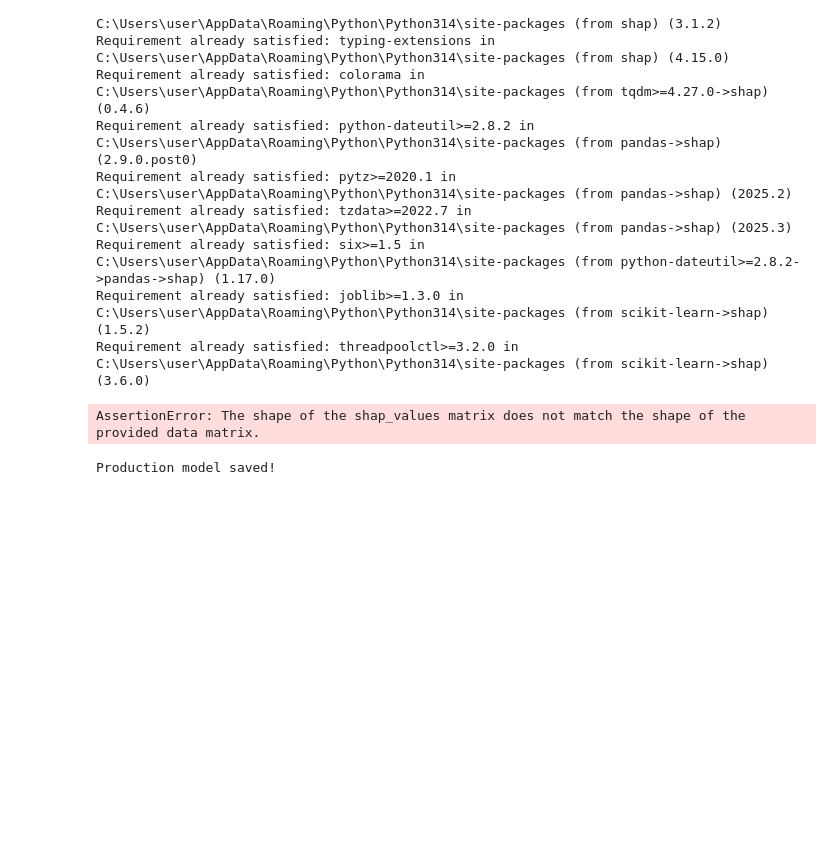
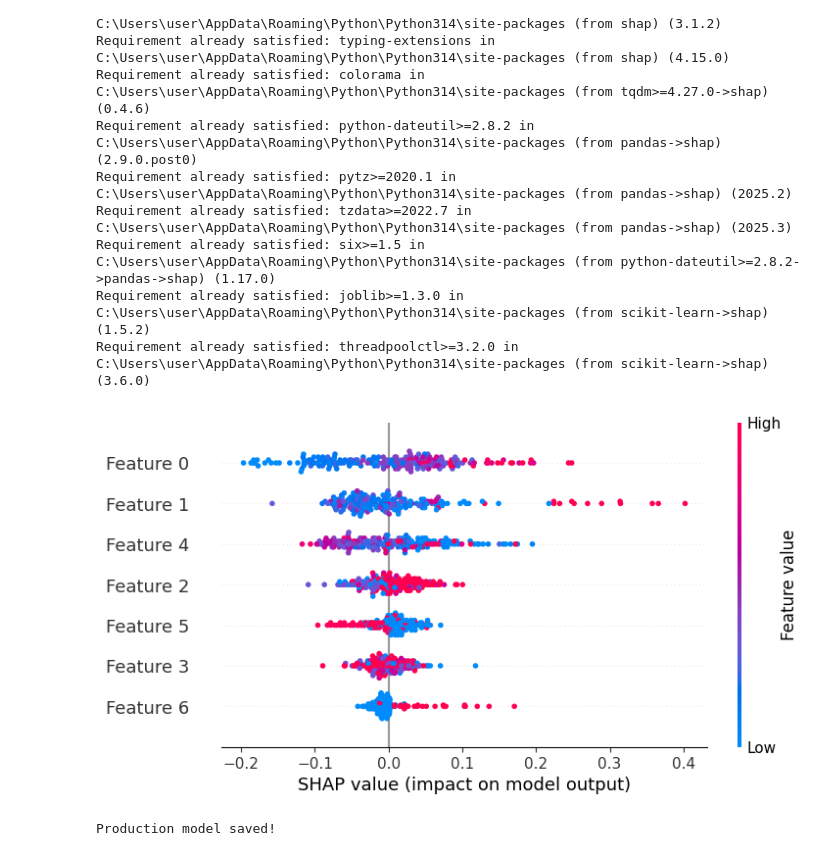
Before and after one commit to afouziya2004/Credit-Risk-Cost-Optimization, a Jupyter notebook: 06_Model_Explainability_Deployment.ipynb, the cells around one changed output. Cells and saved outputs as stored; diff of their text form; code cells hidden in the pictures; blank space fills up the shorter version.

```diff
--- a/06_Model_Explainability_Deployment.ipynb
+++ b/06_Model_Explainability_Deployment.ipynb
@@ -81,35 +81,27 @@ Requirement already satisfied: threadpoolctl>=3.2.0 in C:\Users\user\AppData\Roa
 # %%
 import shap
 import numpy as np
 
-# Extract components
+# Extract steps
 preprocessor = best_model.named_steps['preprocessing']
 classifier = best_model.named_steps['classifier']
 
 # Transform test data
 X_test_transformed = preprocessor.transform(X_test)
 
-# 🔥 IMPORTANT: convert sparse to dense
+# Convert sparse → dense
 if hasattr(X_test_transformed, "toarray"):
     X_test_transformed = X_test_transformed.toarray()
 
-# Create explainer
-explainer = shap.TreeExplainer(classifier)
+# Use modern SHAP API
+explainer = shap.Explainer(classifier)
 
-# Disable strict additivity check
-shap_values = explainer.shap_values(
-    X_test_transformed,
-    check_additivity=False
-)
+shap_values = explainer(X_test_transformed)
 
-# Plot for class 1 (bad credit)
-shap.summary_plot(
-    shap_values[1],
-    X_test_transformed,
-    feature_names=preprocessor.get_feature_names_out()
-)
+# 🔥 Plot correctly for binary classification
+shap.plots.beeswarm(shap_values[:, :, 1])
 # %% [output]
-AssertionError: The shape of the shap_values matrix does not match the shape of the provided data matrix.
+[figure, added]
 # %%
 def predict_credit_risk(input_data):
     """
```
